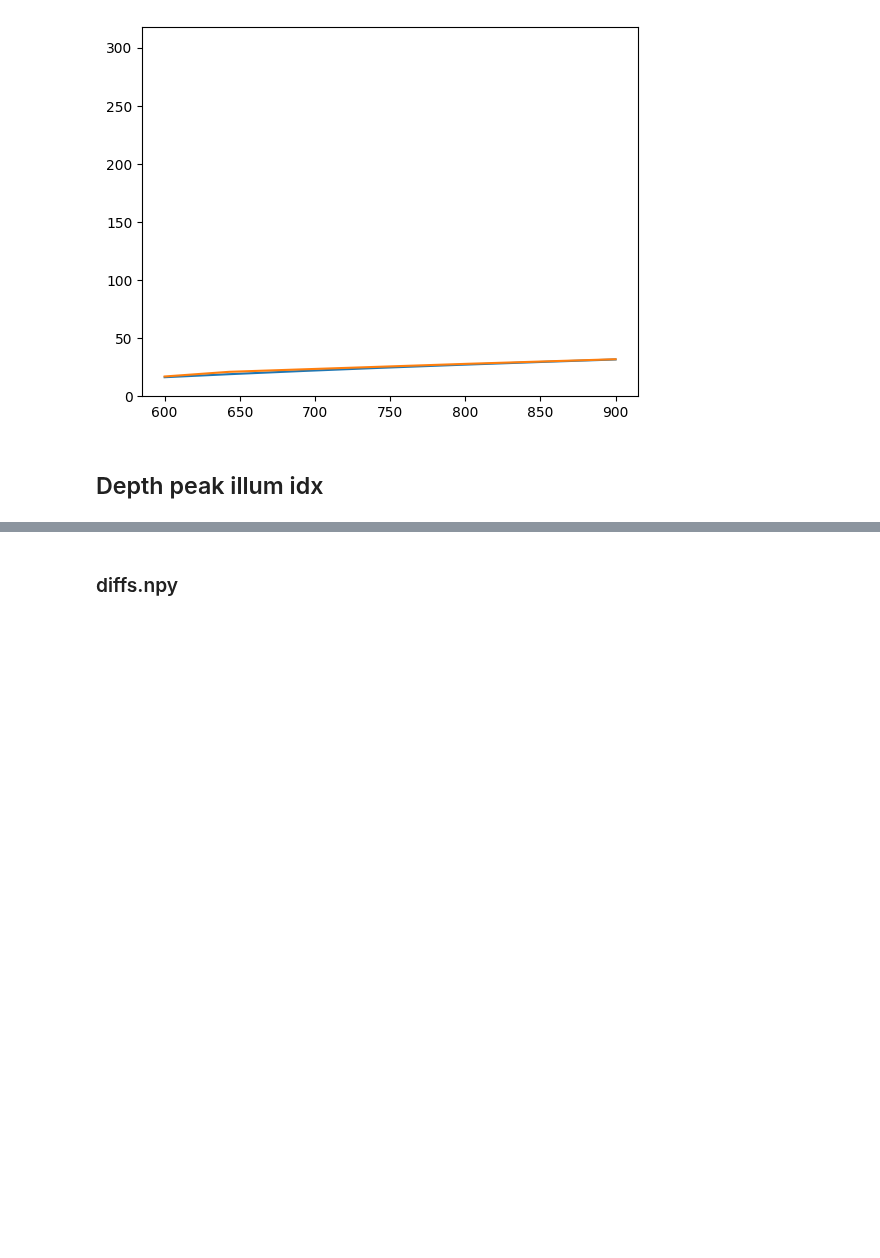
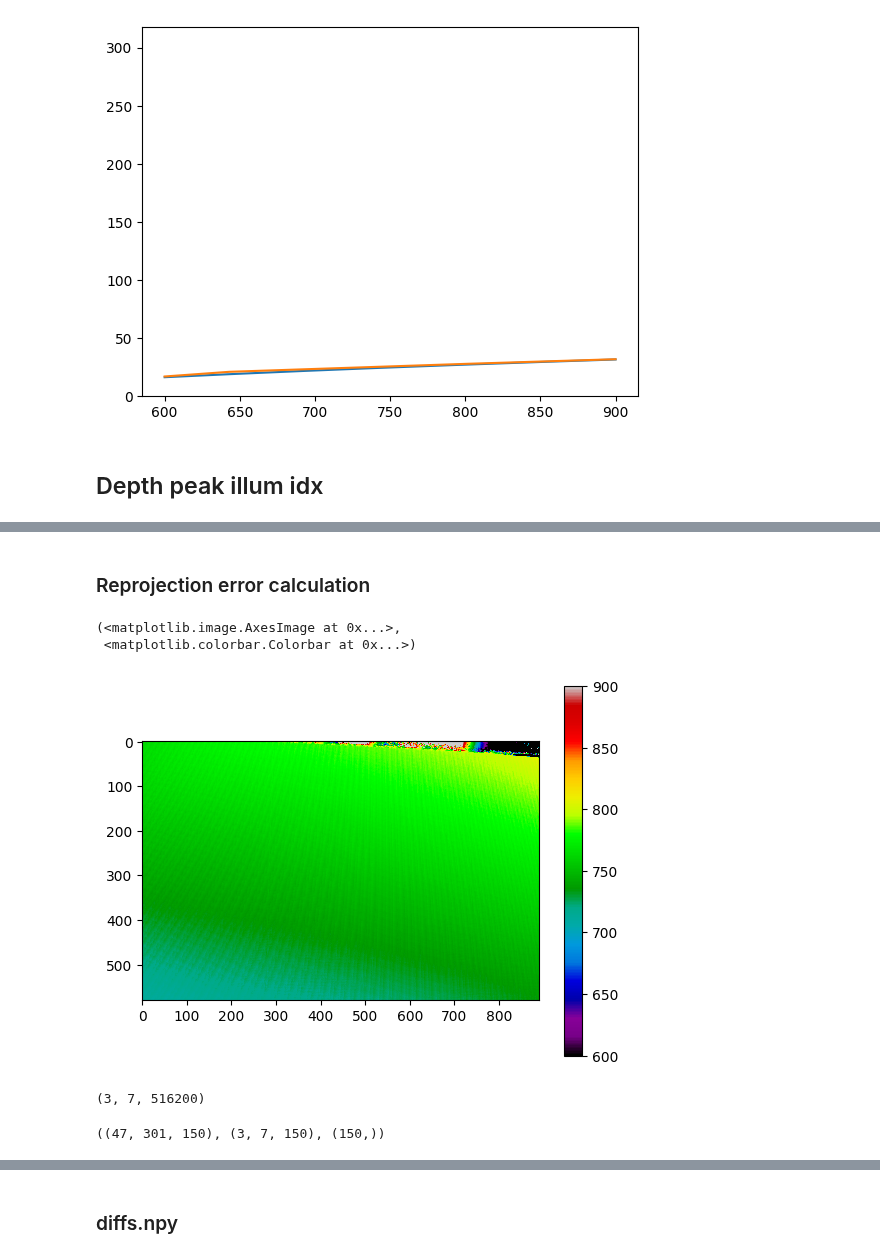
Before and after one commit to shshin1210/DSL, a Jupyter notebook: hyper_sl/image_formation/debug.ipynb, the cells around one changed output, grey strips where cells are left out. Saved outputs shown, nothing was run; the diff lists cells and outputs as text; code cells hidden in the pictures; blank space fills up the shorter version.

```diff
--- a/hyper_sl/image_formation/debug.ipynb
+++ b/hyper_sl/image_formation/debug.ipynb
@@ -254,0 +297,12 @@ depth_peak_illum_idx_final_linear.shape
+# %% [markdown]
+### Reprojection error calculation
+# %%
+plt.imshow(depth[2].reshape(580,890), cmap = 'nipy_spectral', vmin = 600, vmax = 900), plt.colorbar()
+# %% [output]
+(<matplotlib.image.AxesImage at 0x...>,
+ <matplotlib.colorbar.Colorbar at 0x...>)
+[figure, added]
+# %%
+mid2_peak_illum_idx.shape
+# %% [output]
+(3, 7, 516200)
@@ -254,0 +317,5 @@ depth_peak_illum_idx_final_linear.shape
+# %%
+sample_pts_first_illum_idx.shape, mid2_sample_pts_peak_illum_idx.shape, depth_mid2.shape
+# sample_pts_first_illum_idx.shape, mid_sample_pts_peak_illum_idx.shape, depth_mid.shape
+# %% [output]
+((47, 301, 150), (3, 7, 150), (150,))
```
Also changed, not shown: parts of 81 cells of this notebook, 13 other files.
